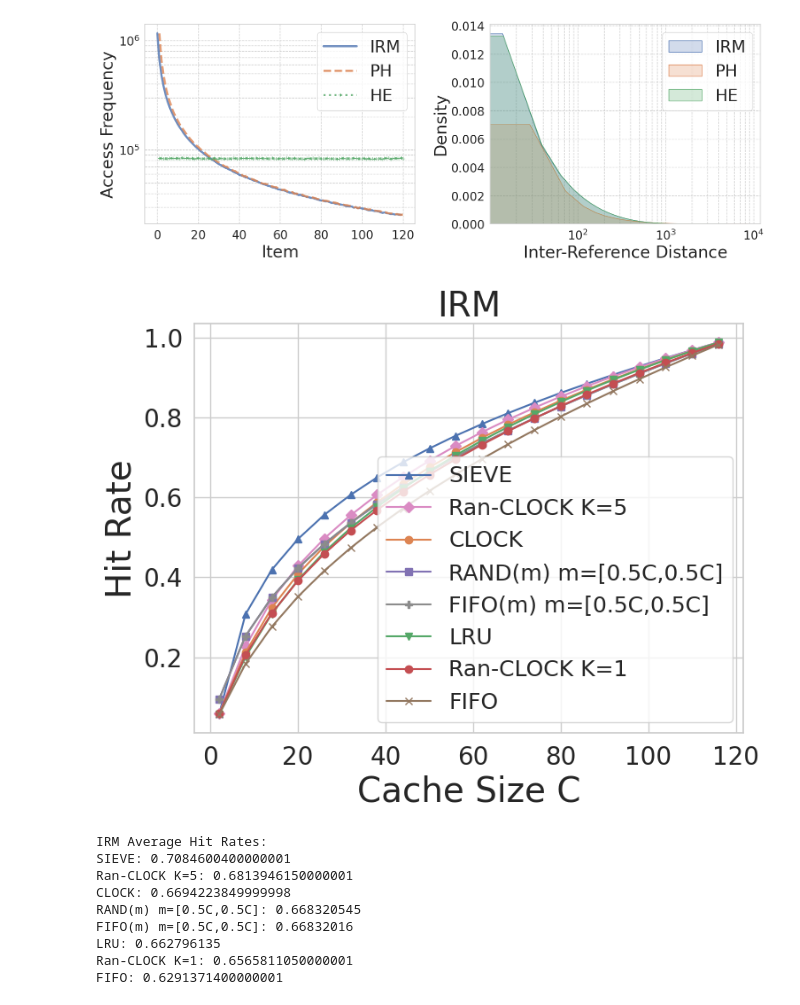
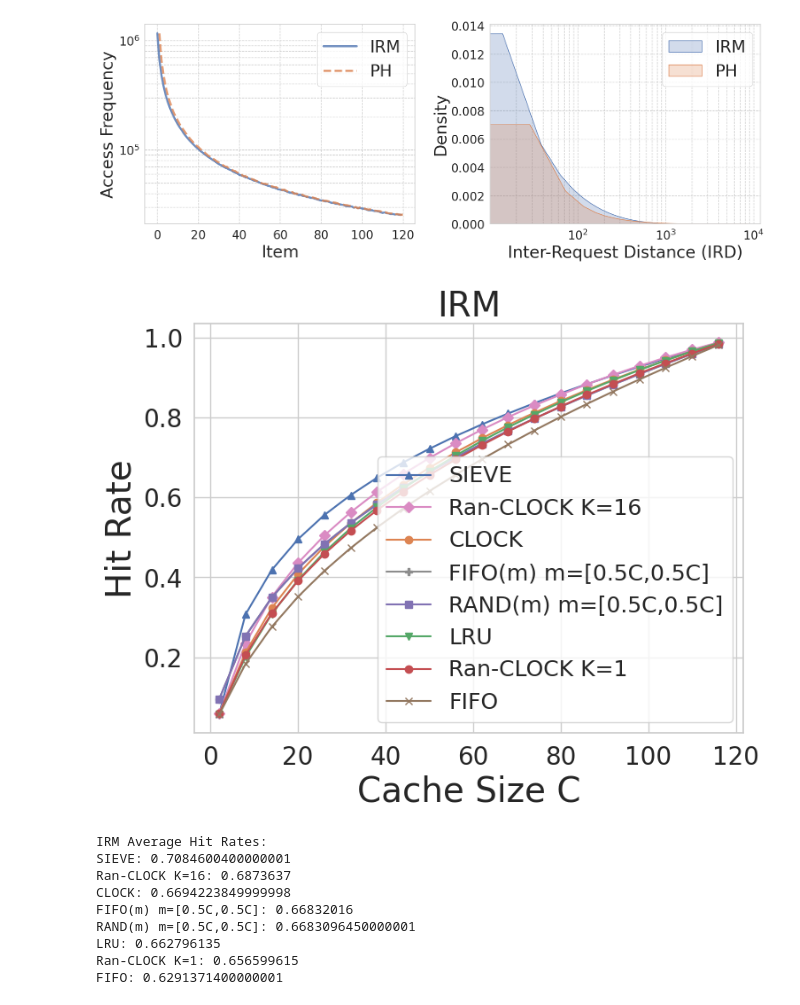
Before and after one commit to Effygal/cache-modeling, a Jupyter notebook: mrc-analysis2.ipynb, the cells around one changed output. Saved outputs shown, nothing was run; the diff lists cells and outputs as text; code cells hidden in the pictures.

```diff
--- a/mrc-analysis2.ipynb
+++ b/mrc-analysis2.ipynb
@@ -134,58 +135,52 @@ irm2 = np.loadtxt('zipf_120_08_trace.txt', dtype=np.int32)
 he2 = np.loadtxt('he_120_08_trace.txt', dtype=np.int32)
 ph2 = np.loadtxt('ph_120_08_trace.txt', dtype=np.int32)
 # %%
+u1, c1 = np.unique(irm2, return_counts=True)
+u2, c2 = np.unique(ph2, return_counts=True)
 
-# u1, c1 = np.unique(irm2, return_counts=True)
-# u2, c2 = np.unique(ph2, return_counts=True)
-# u3, c3 = np.unique(he2, return_counts=True)
-
-# iads1 = tg.iad(irm2)
-# iads1 = iads1[iads1 > 0]
-# iads2 = tg.iad(ph2)
-# iads2 = iads2[iads2 > 0]
-# iads3 = tg.iad(he2)
-# iads3 = iads3[iads3 > 0]
+iads1 = tg.iad(irm2)
+iads1 = iads1[iads1 > 0]
+iads2 = tg.iad(ph2)
+iads2 = iads2[iads2 > 0]
 
 fig, (ax1, ax2) = plt.subplots(1, 2, figsize=(16, 6))
 
 # Access frequency
 ax1.semilogy(u1, c1, label='IRM', lw=3.5, color=palette[0], alpha=0.8)
 ax1.semilogy(u2, c2, label='PH', lw=3.5, color=palette[1], alpha=0.8, linestyle='--')
-ax1.semilogy(u3, c3, label='HE', lw=3.5, color=palette[2], alpha=0.8, linestyle=':', marker='+')
 ax1.tick_params(axis='both', labelsize=20)
 ax1.set_xlabel('Item', fontsize=28)
 ax1.set_ylabel('Access Frequency', fontsize=28)
 ax1.legend(fontsize=28)
 ax1.grid(True, which="both", ls="--")
 
 # IRD KDE
-sns.kdeplot(iads1, bw_adjust=0.5, label='IRM', fill=True, ax=ax2, color=palette[0])
-sns.kdeplot(iads2, bw_adjust=0.5, label='PH', fill=True, ax=ax2, color=palette[1])
-sns.kdeplot(iads3, bw_adjust=0.5, label='HE', fill=True, ax=ax2, color=palette[2])
+sns.kdeplot(iads1, bw_adjust=0.5, label='IRM', fill=True, ax=ax2, color=palette[0], common_norm=False)
+sns.kdeplot(iads2, bw_adjust=0.5, label='PH', fill=True, ax=ax2, color=palette[1], common_norm=False)
 ax2.xaxis.set_major_formatter(ticker.ScalarFormatter())
 ax2.xaxis.get_major_formatter().set_scientific(True)
 ax2.xaxis.get_major_formatter().set_powerlimits((-1, 1))
 ax2.tick_params(axis='both', labelsize=20)
 ax2.set_xscale('log')
-ax2.set_xlabel('Inter-Reference Distance', fontsize=28)
+ax2.set_xlabel('Inter-Request Distance (IRD)', fontsize=28)
 ax2.set_ylabel('Density', fontsize=28)
 ax2.legend(fontsize=28)
 ax2.grid(True, which="both", ls="--")
 
 plt.tight_layout()
-plt.savefig('freqs_irds.pdf', bbox_inches='tight', format='pdf')
+plt.savefig('freqs_irds2.pdf', bbox_inches='tight', format='pdf')
 plt.show()
 # %% [output]
-[figure, old version]
+[figure, new version]
 # %%
-c1, hr_ran_clock1 = sim_ran_clock(irm2, cnt=1)
-c5, hr_ran_clock5 = sim_ran_clock(irm2, cnt=5)
-cl, hr_fifo_m = sim_fifo_m(irm2)
-cr, hr_rand_m = sim_rand_m(irm2)
-cc, hr_clock = sim_clock(irm2)
-cs, hr_sieve = sim_sieve(irm2)
-cl, hr_lru = sim_lru(irm2)
-cf, hr_fifo = sim_fifo(irm2)
+# c1, hr_ran_clock1 = sim_ran_clock(irm2, cnt=1)
+# c16, hr_ran_clock16 = sim_ran_clock(irm2, cnt=16)
+# cl, hr_fifo_m = sim_fifo_m(irm2)
+# cr, hr_rand_m = sim_rand_m(irm2)
+# cc, hr_clock = sim_clock(irm2)
+# cs, hr_sieve = sim_sieve(irm2)
+# cl, hr_lru = sim_lru(irm2)
+# cf, hr_fifo = sim_fifo(irm2)
 
 plt.figure(figsize=(8,6))
 ax = plt.gca()
@@ -197,10 +192,10 @@ ax.tick_params(axis='both', labelsize=20)
 # ax.yaxis.get_major_formatter().set_scientific(True)
 # ax.yaxis.get_major_formatter().set_powerlimits((-1, 1))
 plt.plot(cs, hr_sieve, color=palette[0], marker='^', label='SIEVE')
-plt.plot(c5, hr_ran_clock5, color=palette[6], marker='D', label='Ran-CLOCK K=5')
+plt.plot(c16, hr_ran_clock16, color=palette[6], marker='D', label='Ran-CLOCK K=16')
 plt.plot(cc, hr_clock, color=palette[1], marker='o', label='CLOCK')
+plt.plot(cl, hr_fifo_m, color=palette[7], marker='P', label='FIFO(m) m=[0.5C,0.5C]')
 plt.plot(cr, hr_rand_m, color=palette[4], marker='s', label='RAND(m) m=[0.5C,0.5C]')
-plt.plot(cl, hr_fifo_m, color=palette[7], marker='P', label='FIFO(m) m=[0.5C,0.5C]')
 plt.plot(cl, hr_lru, color=palette[2], marker='v', label='LRU')
 plt.plot(c1, hr_ran_clock1, color=palette[3], marker='o', label='Ran-CLOCK K=1')
 plt.plot(cf, hr_fifo, color=palette[5], marker='x', label='FIFO')
@@ -216,7 +211,7 @@ avgs = [('SIEVE', np.mean(np.array(hr_sieve))),
         ('CLOCK', np.mean(np.array(hr_clock))),
         ('LRU', np.mean(np.array(hr_lru))),
         ('Ran-CLOCK K=1', np.mean(np.array(hr_ran_clock1))),
-        ('Ran-CLOCK K=5', np.mean(np.array(hr_ran_clock5))),
+        ('Ran-CLOCK K=16', np.mean(np.array(hr_ran_clock16))),
         ('RAND(m) m=[0.5C,0.5C]', np.mean(np.array(hr_rand_m))),
         ('FIFO(m) m=[0.5C,0.5C]', np.mean(np.array(hr_fifo_m))),
         ('FIFO', np.mean(np.array(hr_fifo)))]
@@ -225,15 +220,15 @@ print("IRM Average Hit Rates:")
 for name, avg in avgs:
     print(f"{name}: {avg}")
 # %% [output]
-[figure, old version]
+[figure, new version]
 IRM Average Hit Rates:
 SIEVE: 0.7084600400000001
-Ran-CLOCK K=5: 0.6813946150000001
+Ran-CLOCK K=16: 0.6873637
 CLOCK: 0.6694223849999998
-RAND(m) m=[0.5C,0.5C]: 0.668320545
 FIFO(m) m=[0.5C,0.5C]: 0.66832016
+RAND(m) m=[0.5C,0.5C]: 0.6683096450000001
 LRU: 0.662796135
-Ran-CLOCK K=1: 0.6565811050000001
+Ran-CLOCK K=1: 0.656599615
 FIFO: 0.6291371400000001
 # %%
 che1, hr_he_ran_clock1 = sim_ran_clock(he2, cnt=1)
```
Also changed, not shown: parts of 10 cells of this notebook.
